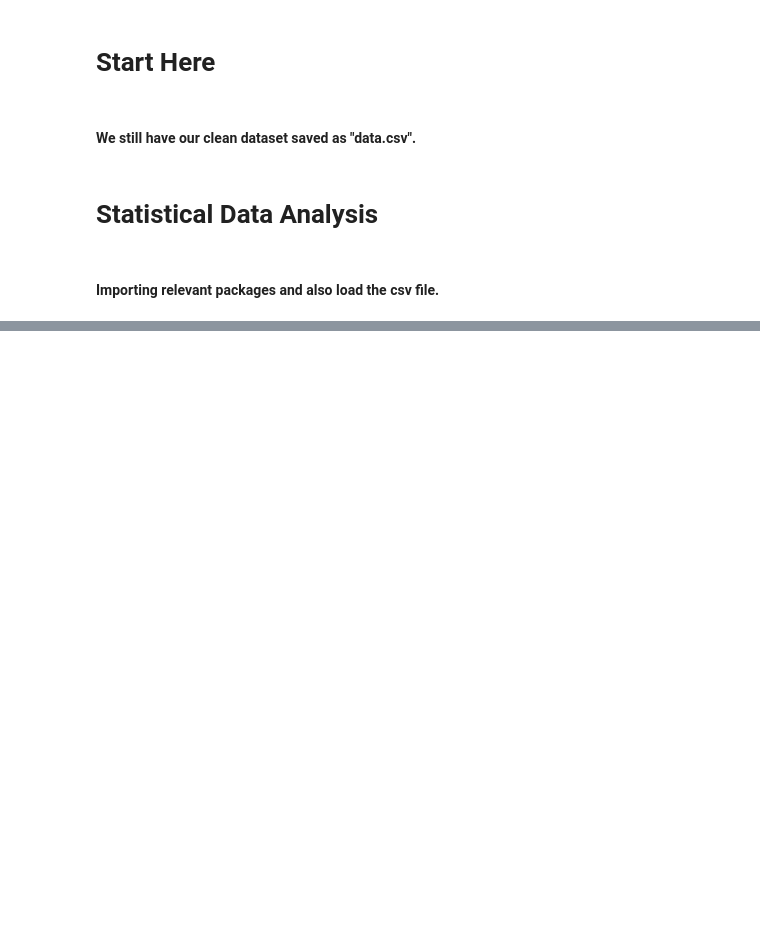
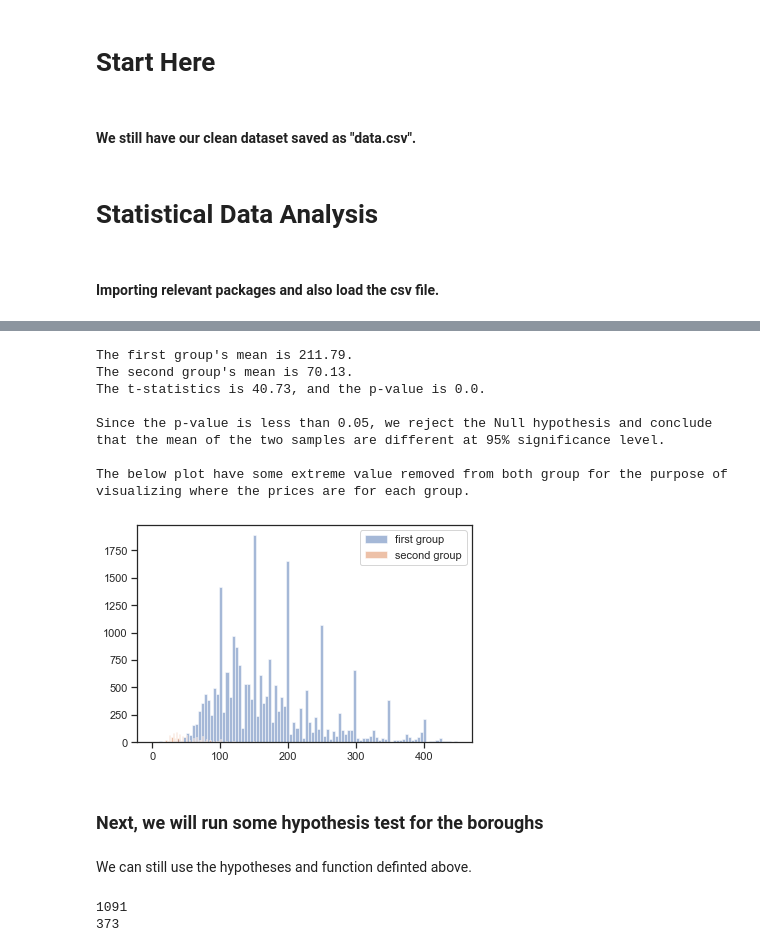
Before and after one commit to kinlongsun/Mini-Project-1, a Jupyter notebook: Capstone Project 1/CP1_Statistical Data Analysis.ipynb, the cells around one changed output, grey strips where cells are left out. Drawn from its saved outputs; the diff is of its cells as text; code cells hidden in the pictures; blank space fills up the shorter version.

```diff
--- a/Capstone Project 1/CP1_Statistical Data Analysis.ipynb
+++ b/Capstone Project 1/CP1_Statistical Data Analysis.ipynb
@@ -62,0 +87,15 @@ _ = sns.jointplot(data.price, data.number_of_reviews, kind="reg")
+# %%
+compare(price_eh, price_sr)
+# %% [output]
+The first group's mean is 211.79.
+The second group's mean is 70.13.
+The t-statistics is 40.73, and the p-value is 0.0.
+
+Since the p-value is less than 0.05, we reject the Null hypothesis and conclude that the mean of the two samples are different at 95% significance level.
+
+The below plot have some extreme value removed from both group for the purpose of visualizing where the prices are for each group.
+[figure, added]
+# %% [markdown]
+### Next, we will run some hypothesis test for the boroughs
+# %% [markdown]
+We can still use the hypotheses and function definted above.
@@ -62,0 +113,6 @@ _ = sns.jointplot(data.price, data.number_of_reviews, kind="reg")
+# %%
+print(len(price_bx))
+print(len(price_si))
+# %% [output]
+1091
+373
```
Also changed, not shown: parts of 32 cells of this notebook.
